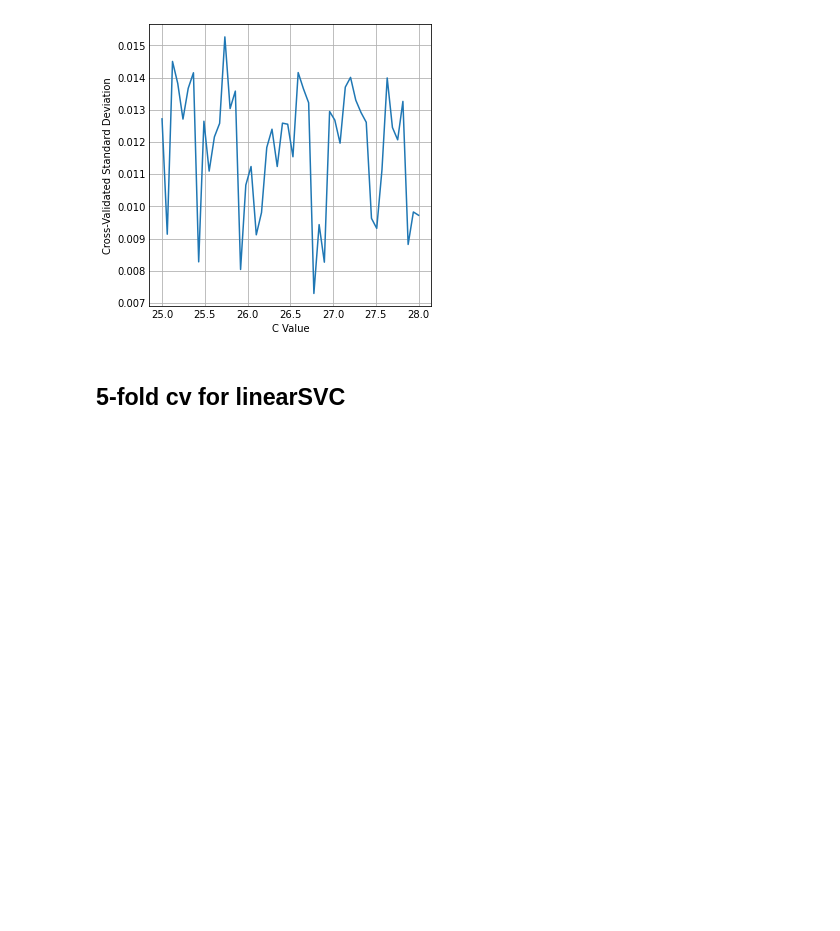
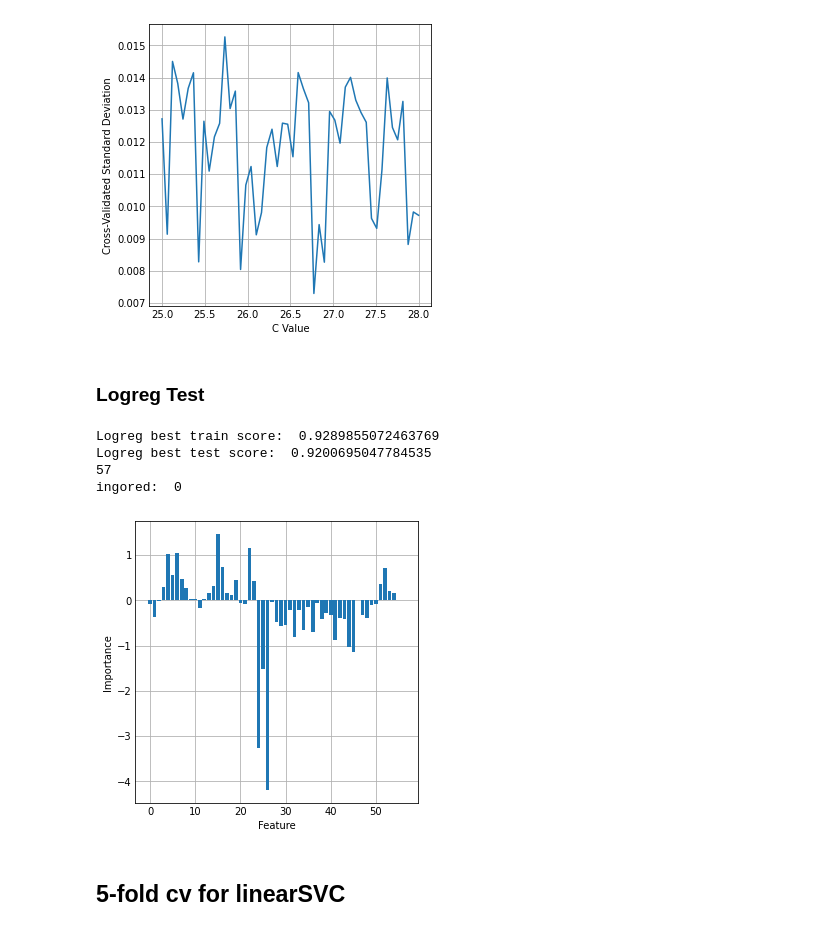
Before and after one commit to jasonmrimer/cse590-machine-learning, a Jupyter notebook: Homework_2.ipynb, the cells around one changed output. Drawn from its saved outputs; the diff is of its cells as text; code cells hidden in the pictures; blank space fills up the shorter version.

```diff
--- a/Homework_2.ipynb
+++ b/Homework_2.ipynb
@@ -257,6 +282,38 @@ Train score:  0.9289855072463769
  0.00982946 0.00972635]
 [figure]
 [figure]
+# %% [markdown]
+### Logreg Test
+# %%
+print(
+    "Logreg best train score: ",
+    LogisticRegression(C=26.224489795918366)
+        .fit(X_train, y_train)
+        .score(X_train, y_train)
+)
+logreg = LogisticRegression(C=26.224489795918366).fit(X_test, y_test)
+print(
+    "Logreg best test score: ",
+    logreg.score(X_test, y_test)
+)
+importance = logreg.coef_[0]
+print(len(importance))
+print("ingored: ", (importance == 0).sum())
+
+
+fig, ax = plt.subplots()
+fig.set_figheight(4)
+fig.set_figwidth(4)
+plt.bar([x for x in range(len(importance))], importance)
+plt.xlabel('Feature')
+plt.ylabel('Importance')
+plt.show()
+# %% [output]
+Logreg best train score:  0.9289855072463769
+Logreg best test score:  0.9200695047784535
+57
+ingored:  0
+[figure, added]
 # %% [markdown]
 ## 5-fold cv for linearSVC
 # %%
```
Also changed, not shown: parts of 3 cells of this notebook.
